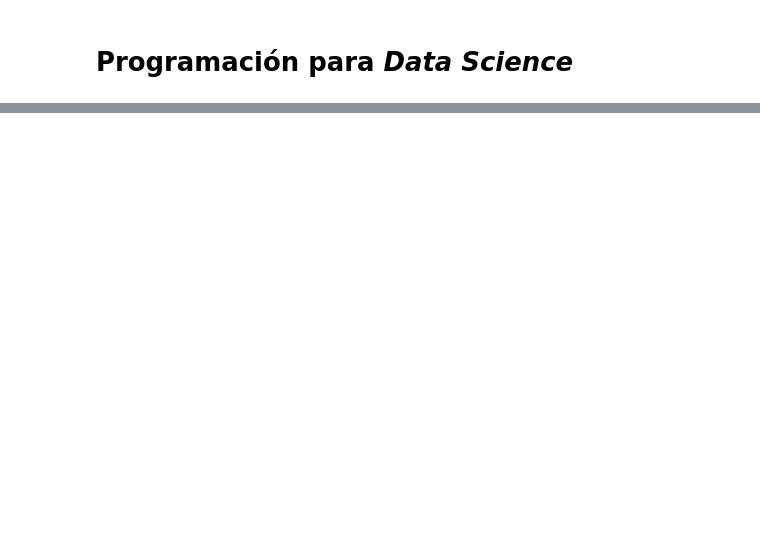
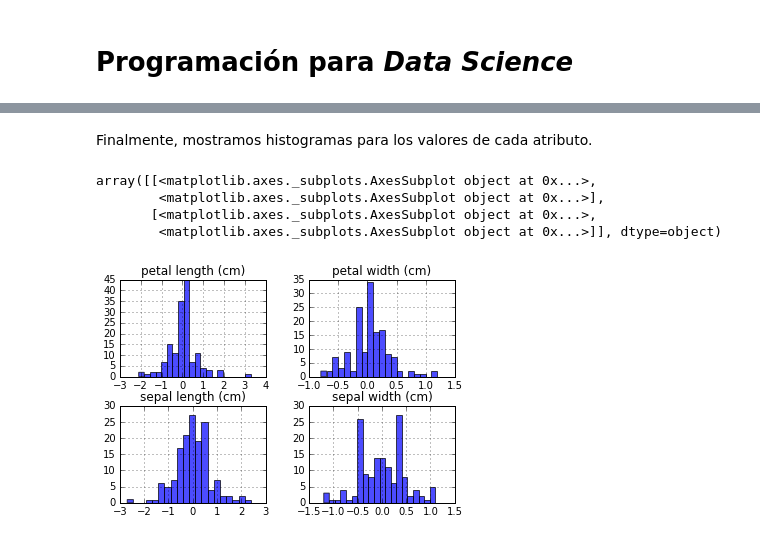
Before and after one commit to bvillenap7/Fundamentos_Data_Science_UOC_PEC7, a Jupyter notebook: prog_datasci_7_analisis_entrega.ipynb, the cells around one changed output, grey strips where cells are left out. Drawn from its saved outputs; the diff is of its cells as text; code cells hidden in the pictures; blank space fills up the shorter version.

```diff
--- a/prog_datasci_7_analisis_entrega.ipynb
+++ b/prog_datasci_7_analisis_entrega.ipynb
@@ -111,0 +92,11 @@ Pista. Podéis utilizar la librería _sklearn_.
+# %% [markdown]
+Finalmente, mostramos histogramas para los valores de cada atributo.
+# %%
+# Generamos los histogramas.
+df.diff().hist(alpha=0.7, bins=20)
+# %% [output]
+array([[<matplotlib.axes._subplots.AxesSubplot object at 0x...>,
+        <matplotlib.axes._subplots.AxesSubplot object at 0x...>],
+       [<matplotlib.axes._subplots.AxesSubplot object at 0x...>,
+        <matplotlib.axes._subplots.AxesSubplot object at 0x...>]], dtype=object)
+[figure, added]
```
Also changed, not shown: parts of 51 cells of this notebook, 2 other files.
